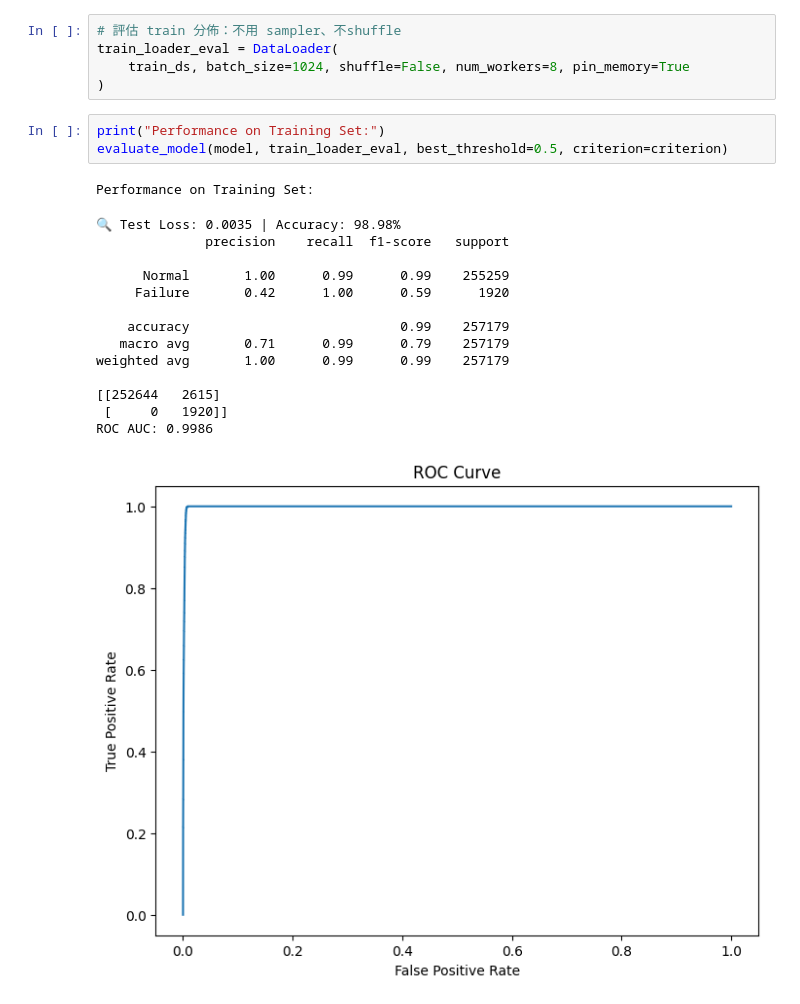
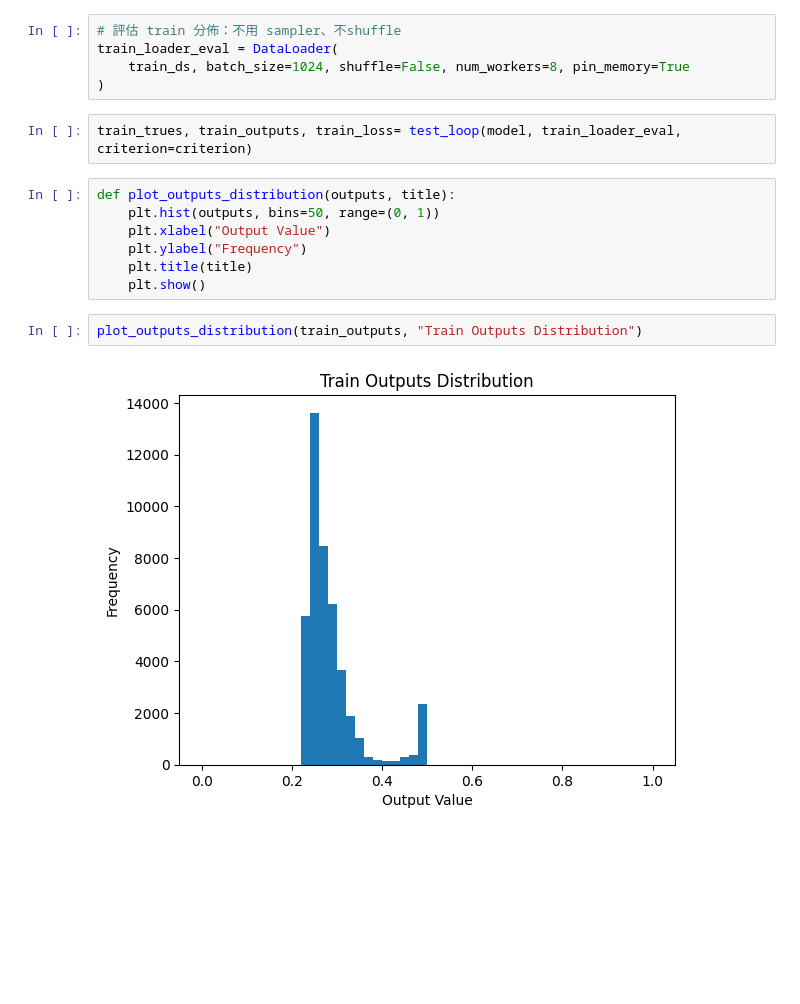
Before and after one commit to libao3128/predictive_maintenance, a Jupyter notebook: train_model_local.ipynb, the cells around one changed output. Drawn from its saved outputs; the diff is of its cells as text; blank space fills up the shorter version.

```diff
--- a/train_model_local.ipynb
+++ b/train_model_local.ipynb
@@ -379,22 +363,16 @@ model.load_state_dict(torch.load(r'model\0814_0309\epoch_10.pth', weights_only=T
 train_loader_eval = DataLoader(
     train_ds, batch_size=1024, shuffle=False, num_workers=8, pin_memory=True
 )
-# %%
-print("Performance on Training Set:")
-evaluate_model(model, train_loader_eval, best_threshold=0.5, criterion=criterion)
-# %% [output]
-Performance on Training Set:
-🔍 Test Loss: 0.0035 | Accuracy: 98.98%
-              precision    recall  f1-score   support
-
-      Normal       1.00      0.99      0.99    255259
-     Failure       0.42      1.00      0.59      1920
-
-    accuracy                           0.99    257179
-   macro avg       0.71      0.99      0.79    257179
-weighted avg       1.00      0.99      0.99    257179
-
-[[252644   2615]
- [     0   1920]]
-ROC AUC: 0.9986
-[figure, removed]
+# %%
+train_trues, train_outputs, train_loss= test_loop(model, train_loader_eval, criterion=criterion)
+# %%
+def plot_outputs_distribution(outputs, title):
+    plt.hist(outputs, bins=50, range=(0, 1))
+    plt.xlabel("Output Value")
+    plt.ylabel("Frequency")
+    plt.title(title)
+    plt.show()
+# %%
+plot_outputs_distribution(train_outputs, "Train Outputs Distribution")
+# %% [output]
+[figure, added]
```
Also changed, not shown: parts of 19 cells of this notebook, 23 other files.
